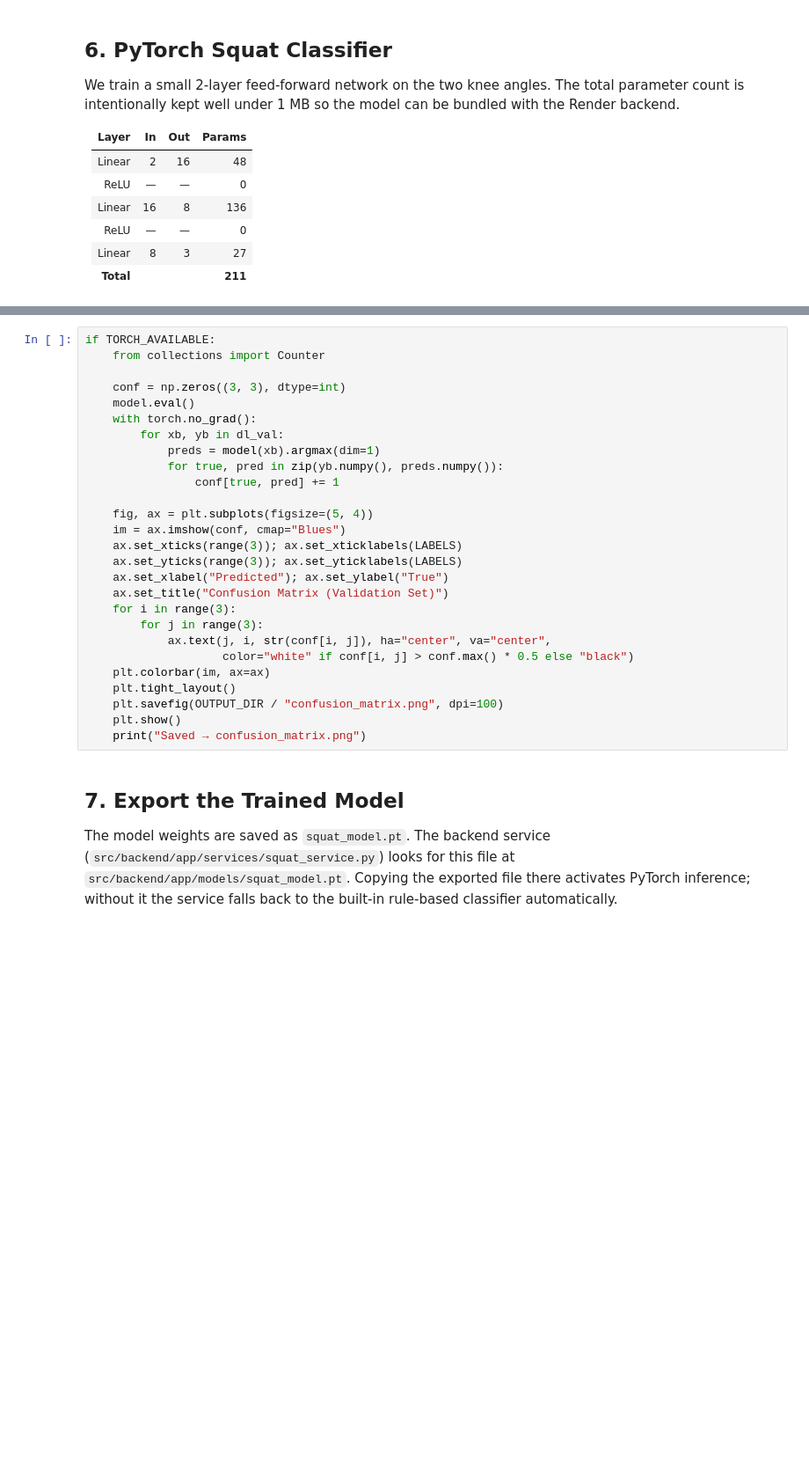
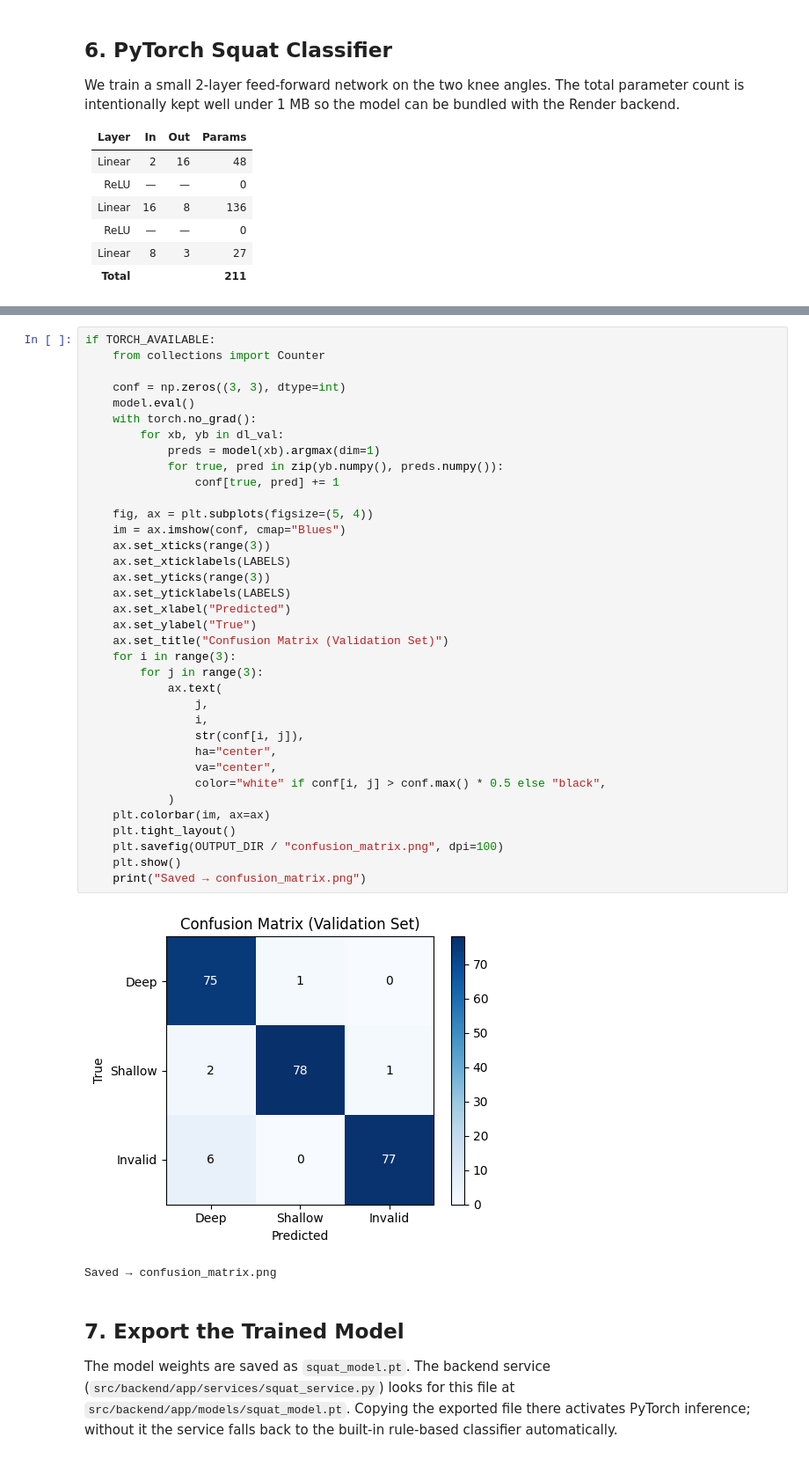
Before and after one commit to sb224sc-HT22-VT27/4dt907, a Jupyter notebook: src/ml-research/a8/report.ipynb, the cells around one changed output, grey strips where cells are left out. Shown at 88% size. Cells and saved outputs as stored; diff of their text form; blank space fills up the shorter version.

```diff
--- a/src/ml-research/a8/report.ipynb
+++ b/src/ml-research/a8/report.ipynb
@@ -408,30 +483,42 @@ if TORCH_AVAILABLE:
 # %%
 if TORCH_AVAILABLE:
     from collections import Counter
 
     conf = np.zeros((3, 3), dtype=int)
     model.eval()
     with torch.no_grad():
         for xb, yb in dl_val:
             preds = model(xb).argmax(dim=1)
             for true, pred in zip(yb.numpy(), preds.numpy()):
                 conf[true, pred] += 1
 
     fig, ax = plt.subplots(figsize=(5, 4))
     im = ax.imshow(conf, cmap="Blues")
-    ax.set_xticks(range(3)); ax.set_xticklabels(LABELS)
-    ax.set_yticks(range(3)); ax.set_yticklabels(LABELS)
-    ax.set_xlabel("Predicted"); ax.set_ylabel("True")
+    ax.set_xticks(range(3))
+    ax.set_xticklabels(LABELS)
+    ax.set_yticks(range(3))
+    ax.set_yticklabels(LABELS)
+    ax.set_xlabel("Predicted")
+    ax.set_ylabel("True")
     ax.set_title("Confusion Matrix (Validation Set)")
     for i in range(3):
         for j in range(3):
-            ax.text(j, i, str(conf[i, j]), ha="center", va="center",
-                    color="white" if conf[i, j] > conf.max() * 0.5 else "black")
+            ax.text(
+                j,
+                i,
+                str(conf[i, j]),
+                ha="center",
+                va="center",
+                color="white" if conf[i, j] > conf.max() * 0.5 else "black",
+            )
     plt.colorbar(im, ax=ax)
     plt.tight_layout()
     plt.savefig(OUTPUT_DIR / "confusion_matrix.png", dpi=100)
     plt.show()
     print("Saved → confusion_matrix.png")
+# %% [output]
+[figure, added]
+Saved → confusion_matrix.png
 # %% [markdown]
 ## 7. Export the Trained Model
 
```
Also changed, not shown: parts of 9 cells of this notebook, 2 other files.
